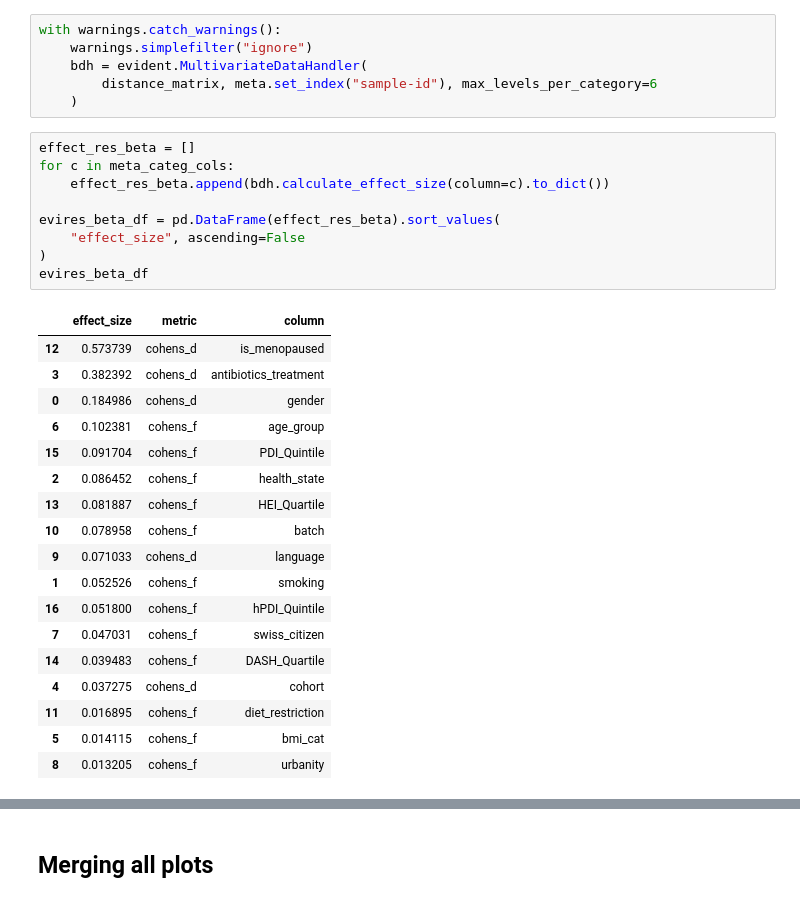
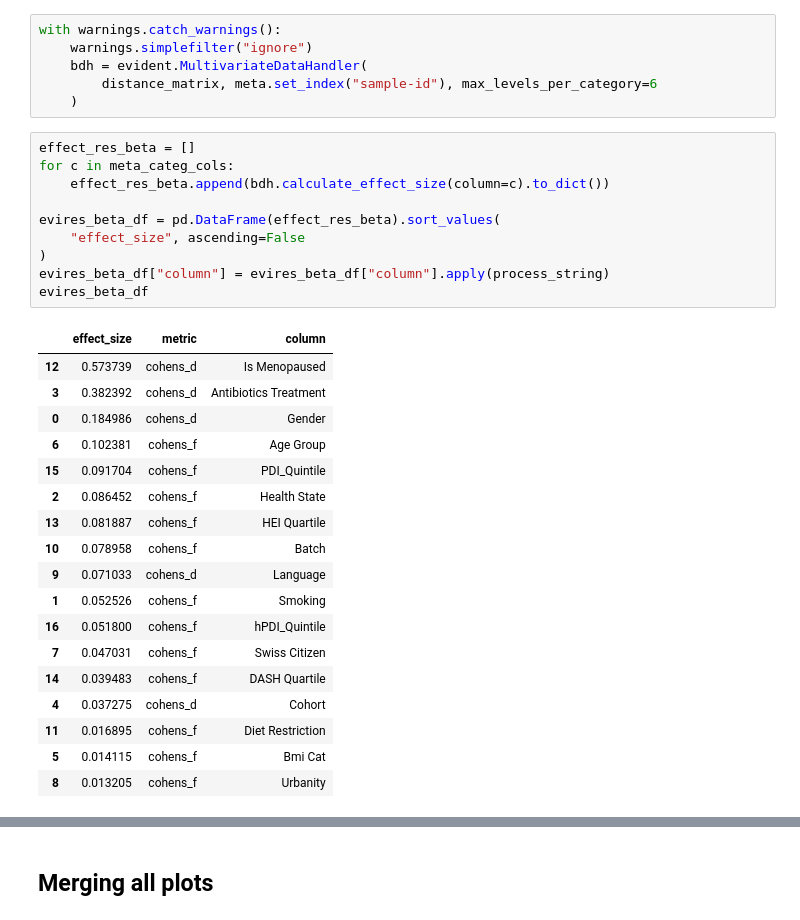
Before and after one commit to digitalepidemiologylab/dietary-consistency-and-quality-associated-with-gut-microbiota-diversity-paper, a Jupyter notebook: analysis/gut_diversity_analysis/evident_effect_sizes.ipynb, the cells around one changed output, grey strips where cells are left out. Cells and saved outputs as stored; diff of their text form.

```diff
--- a/analysis/gut_diversity_analysis/evident_effect_sizes.ipynb
+++ b/analysis/gut_diversity_analysis/evident_effect_sizes.ipynb
@@ -327,31 +334,32 @@ with warnings.catch_warnings():
 # %%
 effect_res_beta = []
 for c in meta_categ_cols:
     effect_res_beta.append(bdh.calculate_effect_size(column=c).to_dict())
 
 evires_beta_df = pd.DataFrame(effect_res_beta).sort_values(
     "effect_size", ascending=False
 )
+evires_beta_df["column"] = evires_beta_df["column"].apply(process_string)
 evires_beta_df
 # %% [output]
 |  | effect_size | metric | column |
-| 12 | 0.573739 | cohens_d | is_menopaused |
-| 3 | 0.382392 | cohens_d | antibiotics_treatment |
-| 0 | 0.184986 | cohens_d | gender |
-| 6 | 0.102381 | cohens_f | age_group |
+| 12 | 0.573739 | cohens_d | Is Menopaused |
+| 3 | 0.382392 | cohens_d | Antibiotics Treatment |
+| 0 | 0.184986 | cohens_d | Gender |
+| 6 | 0.102381 | cohens_f | Age Group |
 | 15 | 0.091704 | cohens_f | PDI_Quintile |
-| 2 | 0.086452 | cohens_f | health_state |
-| 13 | 0.081887 | cohens_f | HEI_Quartile |
-| 10 | 0.078958 | cohens_f | batch |
-| 9 | 0.071033 | cohens_d | language |
-| 1 | 0.052526 | cohens_f | smoking |
+| 2 | 0.086452 | cohens_f | Health State |
+| 13 | 0.081887 | cohens_f | HEI Quartile |
+| 10 | 0.078958 | cohens_f | Batch |
+| 9 | 0.071033 | cohens_d | Language |
+| 1 | 0.052526 | cohens_f | Smoking |
 | 16 | 0.051800 | cohens_f | hPDI_Quintile |
-| 7 | 0.047031 | cohens_f | swiss_citizen |
-| 14 | 0.039483 | cohens_f | DASH_Quartile |
-| 4 | 0.037275 | cohens_d | cohort |
-| 11 | 0.016895 | cohens_f | diet_restriction |
-| 5 | 0.014115 | cohens_f | bmi_cat |
-| 8 | 0.013205 | cohens_f | urbanity |
+| 7 | 0.047031 | cohens_f | Swiss Citizen |
+| 14 | 0.039483 | cohens_f | DASH Quartile |
+| 4 | 0.037275 | cohens_d | Cohort |
+| 11 | 0.016895 | cohens_f | Diet Restriction |
+| 5 | 0.014115 | cohens_f | Bmi Cat |
+| 8 | 0.013205 | cohens_f | Urbanity |
 # %%
 sns.barplot(
     x="effect_size", y="column", data=evires_beta_df, color="skyblue", width=0.5
```
Also changed, not shown: parts of 6 cells of this notebook, 1 other file.
